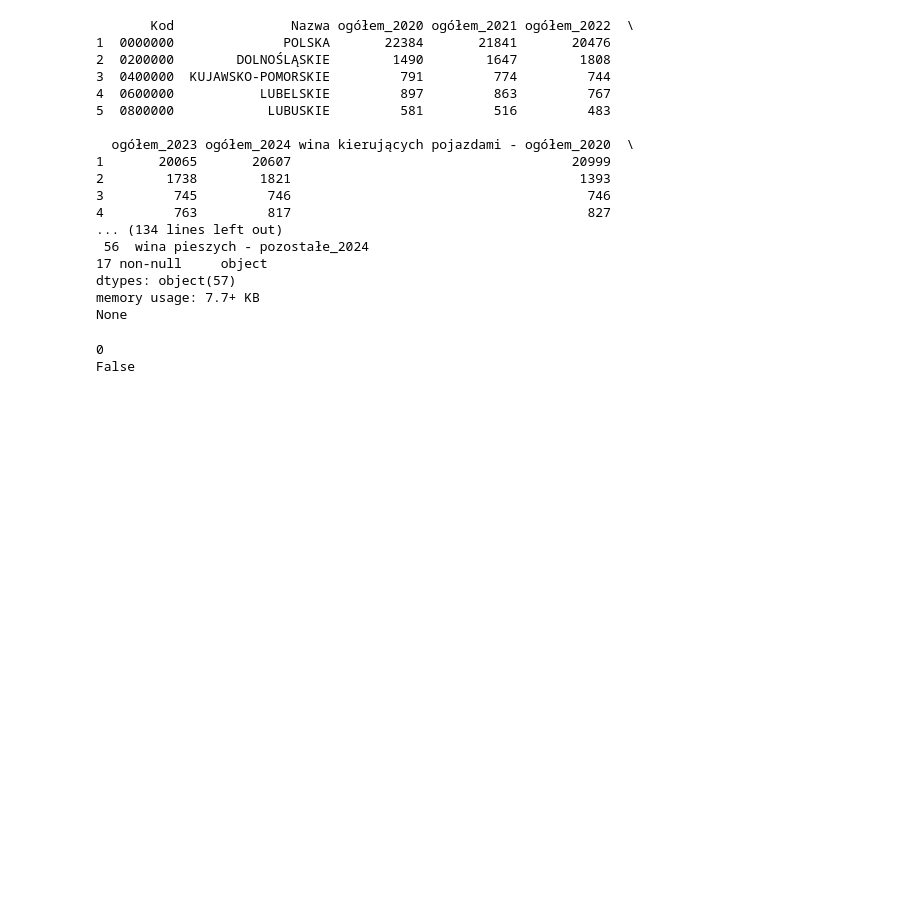
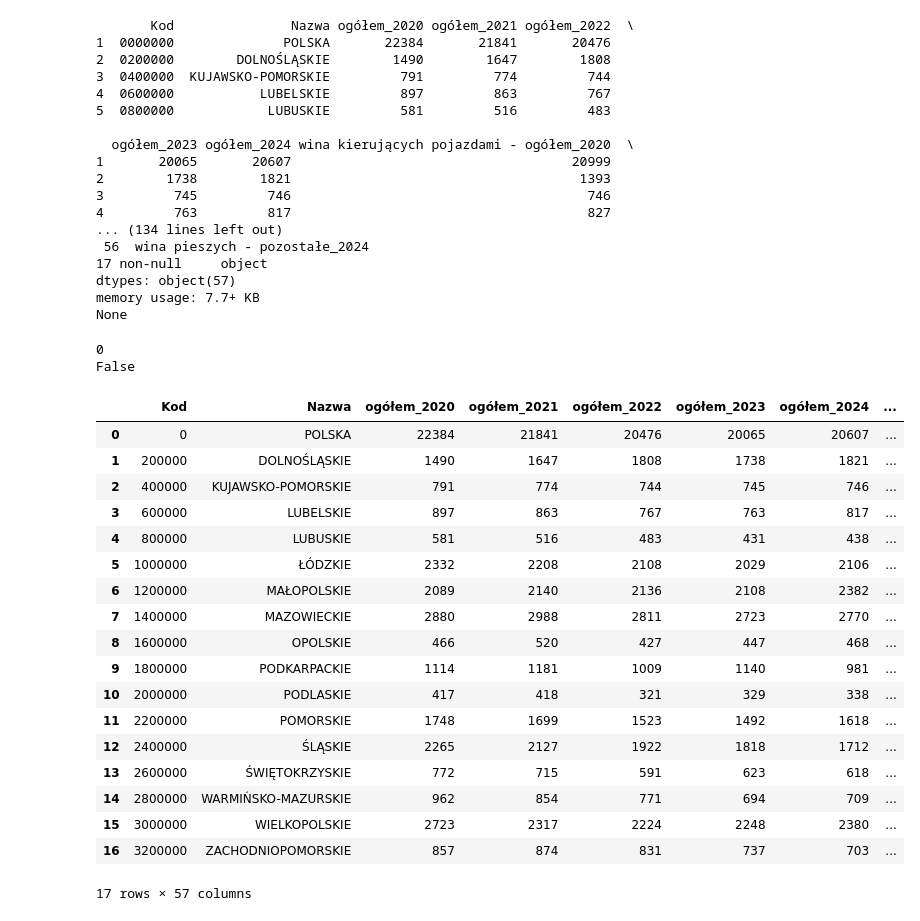
Before and after one commit to wiktoria-gliniecka/ggplotki, a Jupyter notebook: wczytanie.ipynb, the cells around one changed output. Cells and saved outputs as stored; diff of their text form; code cells hidden in the pictures; blank space fills up the shorter version.

```diff
--- a/wczytanie.ipynb
+++ b/wczytanie.ipynb
@@ -189,0 +190,28 @@ df.to_excel('DANE.xlsx', index=False)
+# %%
+import pandas as pd
+
+# Wczytujemy wyczyszczony plik do zmiennej DANE
+dane = pd.read_excel('dane.xlsx')
+
+# Wyświetlamy podgląd w notatniku
+dane
+# %% [output]
+|  | Kod | Nazwa | ogółem_2020 | ogółem_2021 | ogółem_2022 | ogółem_2023 | ogółem_2024 | ... |
+| 0 | 0 | POLSKA | 22384 | 21841 | 20476 | 20065 | 20607 | ... |
+| 1 | 200000 | DOLNOŚLĄSKIE | 1490 | 1647 | 1808 | 1738 | 1821 | ... |
+| 2 | 400000 | KUJAWSKO-POMORSKIE | 791 | 774 | 744 | 745 | 746 | ... |
+| 3 | 600000 | LUBELSKIE | 897 | 863 | 767 | 763 | 817 | ... |
+| 4 | 800000 | LUBUSKIE | 581 | 516 | 483 | 431 | 438 | ... |
+| 5 | 1000000 | ŁÓDZKIE | 2332 | 2208 | 2108 | 2029 | 2106 | ... |
+| 6 | 1200000 | MAŁOPOLSKIE | 2089 | 2140 | 2136 | 2108 | 2382 | ... |
+| 7 | 1400000 | MAZOWIECKIE | 2880 | 2988 | 2811 | 2723 | 2770 | ... |
+| 8 | 1600000 | OPOLSKIE | 466 | 520 | 427 | 447 | 468 | ... |
+| 9 | 1800000 | PODKARPACKIE | 1114 | 1181 | 1009 | 1140 | 981 | ... |
+| 10 | 2000000 | PODLASKIE | 417 | 418 | 321 | 329 | 338 | ... |
+| 11 | 2200000 | POMORSKIE | 1748 | 1699 | 1523 | 1492 | 1618 | ... |
+| 12 | 2400000 | ŚLĄSKIE | 2265 | 2127 | 1922 | 1818 | 1712 | ... |
+| 13 | 2600000 | ŚWIĘTOKRZYSKIE | 772 | 715 | 591 | 623 | 618 | ... |
+| 14 | 2800000 | WARMIŃSKO-MAZURSKIE | 962 | 854 | 771 | 694 | 709 | ... |
+| 15 | 3000000 | WIELKOPOLSKIE | 2723 | 2317 | 2224 | 2248 | 2380 | ... |
+| 16 | 3200000 | ZACHODNIOPOMORSKIE | 857 | 874 | 831 | 737 | 703 | ... |
+17 rows × 57 columns
```
Also changed, not shown: parts of 4 cells of this notebook, 3 other files.
